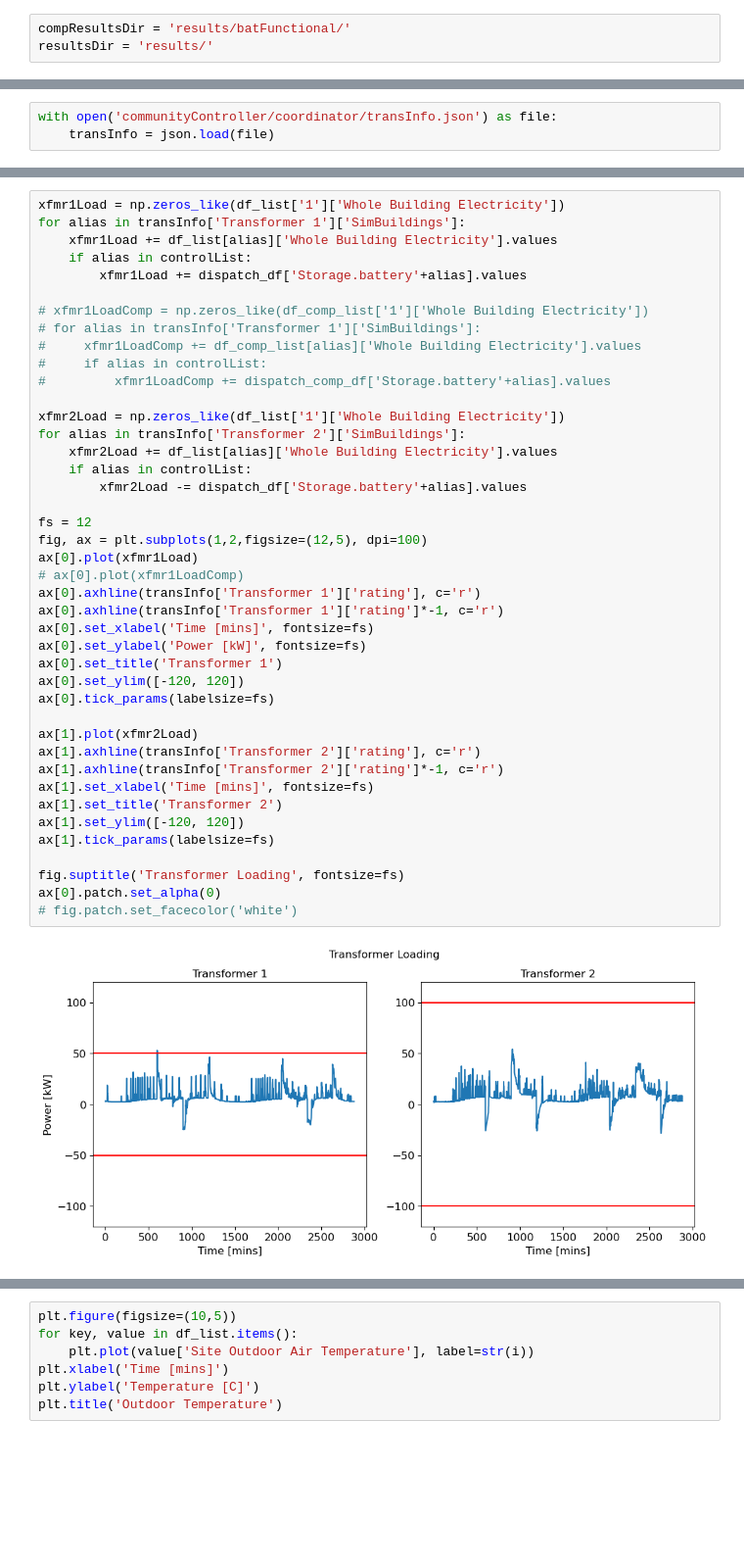
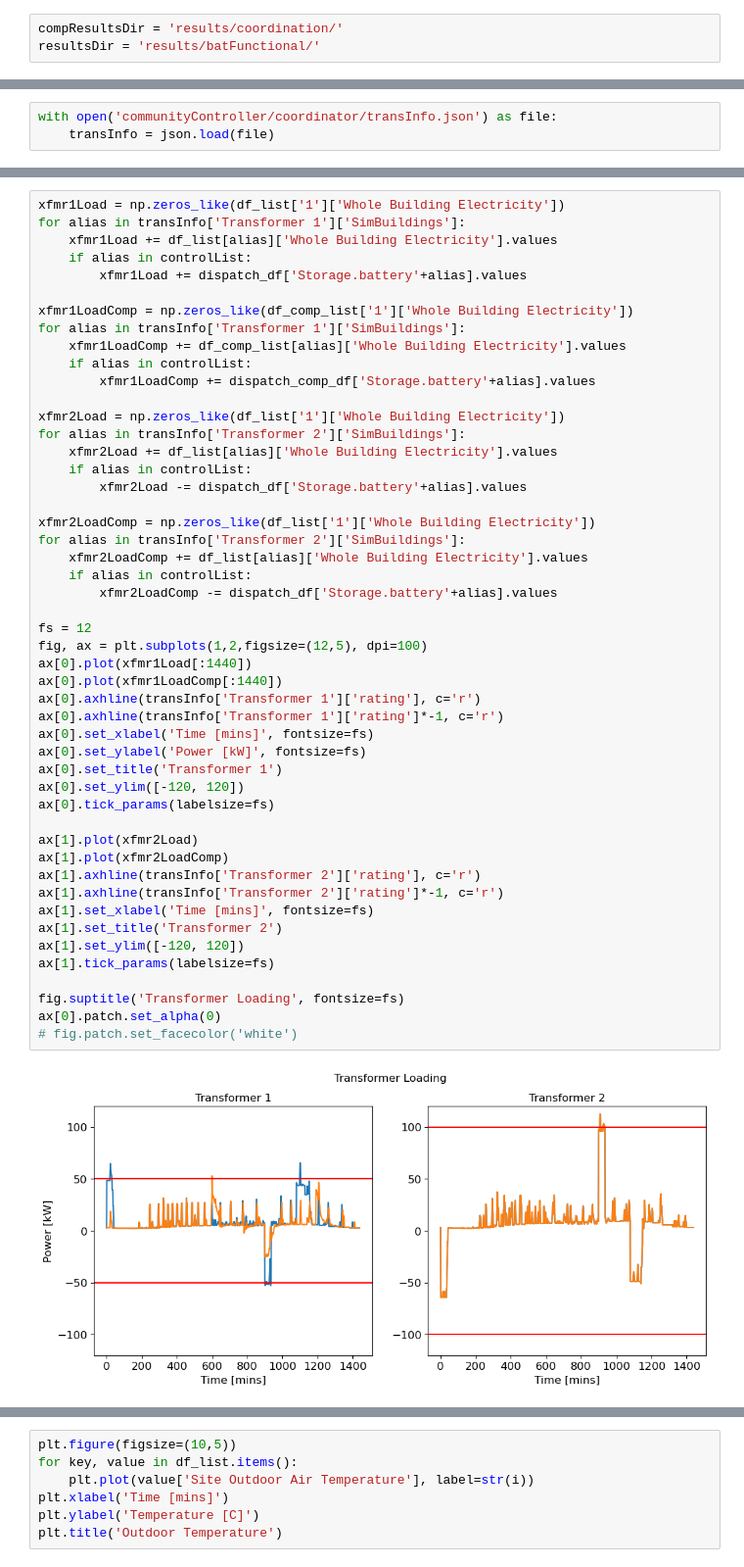
Before and after one commit to PIC-Lab/community_energy_control, a Jupyter notebook: community_sim/plotting.ipynb, the cells around one changed output, grey strips where cells are left out. Shown at 98% size. Saved outputs shown, nothing was run; the diff lists cells and outputs as text; blank space fills up the shorter version.

```diff
--- a/community_sim/plotting.ipynb
+++ b/community_sim/plotting.ipynb
@@ -10,8 +10,8 @@ from opendss_wrapper import OpenDSS
 # %% [markdown]
 Last Run Plotting
 # %%
-compResultsDir = 'results/batFunctional/'
-resultsDir = 'results/'
+compResultsDir = 'results/coordination/'
+resultsDir = 'results/batFunctional/'
 # %%
 buildingList = [str(i) for i in range(1,29)]
 with open('simParams.json') as fp:
@@ -117,43 +117,50 @@ for alias in transInfo['Transformer 1']['SimBuildings']:
     if alias in controlList:
         xfmr1Load += dispatch_df['Storage.battery'+alias].values
 
-# xfmr1LoadComp = np.zeros_like(df_comp_list['1']['Whole Building Electricity'])
-# for alias in transInfo['Transformer 1']['SimBuildings']:
-#     xfmr1LoadComp += df_comp_list[alias]['Whole Building Electricity'].values
-#     if alias in controlList:
-#         xfmr1LoadComp += dispatch_comp_df['Storage.battery'+alias].values
+xfmr1LoadComp = np.zeros_like(df_comp_list['1']['Whole Building Electricity'])
+for alias in transInfo['Transformer 1']['SimBuildings']:
+    xfmr1LoadComp += df_comp_list[alias]['Whole Building Electricity'].values
+    if alias in controlList:
+        xfmr1LoadComp += dispatch_comp_df['Storage.battery'+alias].values
 
 xfmr2Load = np.zeros_like(df_list['1']['Whole Building Electricity'])
 for alias in transInfo['Transformer 2']['SimBuildings']:
     xfmr2Load += df_list[alias]['Whole Building Electricity'].values
     if alias in controlList:
         xfmr2Load -= dispatch_df['Storage.battery'+alias].values
 
+xfmr2LoadComp = np.zeros_like(df_list['1']['Whole Building Electricity'])
+for alias in transInfo['Transformer 2']['SimBuildings']:
+    xfmr2LoadComp += df_list[alias]['Whole Building Electricity'].values
+    if alias in controlList:
+        xfmr2LoadComp -= dispatch_df['Storage.battery'+alias].values
+
 fs = 12
 fig, ax = plt.subplots(1,2,figsize=(12,5), dpi=100)
-ax[0].plot(xfmr1Load)
-# ax[0].plot(xfmr1LoadComp)
+ax[0].plot(xfmr1Load[:1440])
+ax[0].plot(xfmr1LoadComp[:1440])
 ax[0].axhline(transInfo['Transformer 1']['rating'], c='r')
 ax[0].axhline(transInfo['Transformer 1']['rating']*-1, c='r')
 ax[0].set_xlabel('Time [mins]', fontsize=fs)
 ax[0].set_ylabel('Power [kW]', fontsize=fs)
 ax[0].set_title('Transformer 1')
 ax[0].set_ylim([-120, 120])
 ax[0].tick_params(labelsize=fs)
 
 ax[1].plot(xfmr2Load)
+ax[1].plot(xfmr2LoadComp)
 ax[1].axhline(transInfo['Transformer 2']['rating'], c='r')
 ax[1].axhline(transInfo['Transformer 2']['rating']*-1, c='r')
 ax[1].set_xlabel('Time [mins]', fontsize=fs)
 ax[1].set_title('Transformer 2')
 ax[1].set_ylim([-120, 120])
 ax[1].tick_params(labelsize=fs)
 
 fig.suptitle('Transformer Loading', fontsize=fs)
 ax[0].patch.set_alpha(0)
 # fig.patch.set_facecolor('white')
 # %% [output]
-[figure, old version]
+[figure, new version]
 # %%
 plt.figure(figsize=(8,5))
 i = '12'
```
Also changed, not shown: parts of 20 cells of this notebook, 5 other files.
